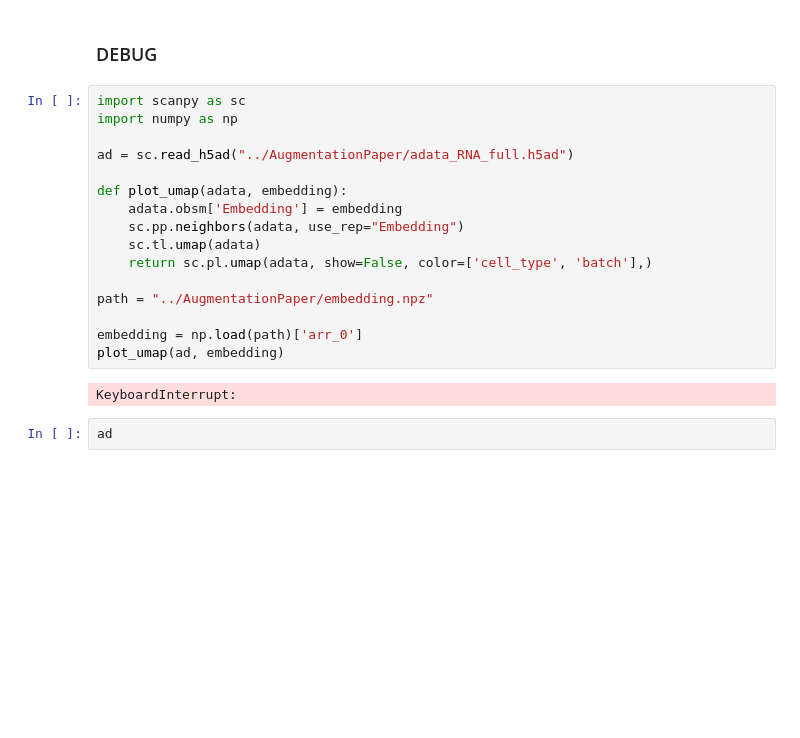
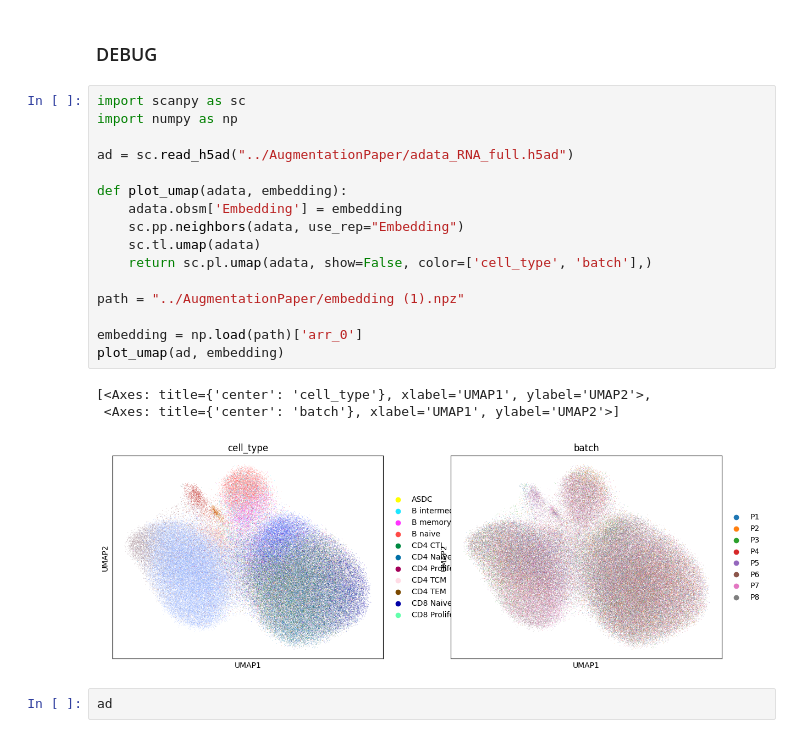
Before and after one commit to OlgaOvcharenko/scAugmentBench, a Jupyter notebook: debug.ipynb, the cells around one changed output. Drawn from its saved outputs; the diff is of its cells as text; blank space fills up the shorter version.

```diff
--- a/debug.ipynb
+++ b/debug.ipynb
@@ -903,21 +1072,23 @@ Calculate @ /local/home/tomap/scAugmentBench/augmentation-ablation-vol7/ImmHuman
 # %%
 import scanpy as sc
 import numpy as np
 
 ad = sc.read_h5ad("../AugmentationPaper/adata_RNA_full.h5ad")
 
 def plot_umap(adata, embedding):
     adata.obsm['Embedding'] = embedding
     sc.pp.neighbors(adata, use_rep="Embedding")
     sc.tl.umap(adata)
     return sc.pl.umap(adata, show=False, color=['cell_type', 'batch'],)
 
-path = "../AugmentationPaper/embedding.npz"
+path = "../AugmentationPaper/embedding (1).npz"
 
 embedding = np.load(path)['arr_0']
 plot_umap(ad, embedding)
 # %% [output]
-KeyboardInterrupt:
+[<Axes: title={'center': 'cell_type'}, xlabel='UMAP1', ylabel='UMAP2'>,
+ <Axes: title={'center': 'batch'}, xlabel='UMAP1', ylabel='UMAP2'>]
+[figure, added]
 # %%
 ad
 # %% [output]
```
Also changed, not shown: parts of 8 cells of this notebook, 45 other files.
